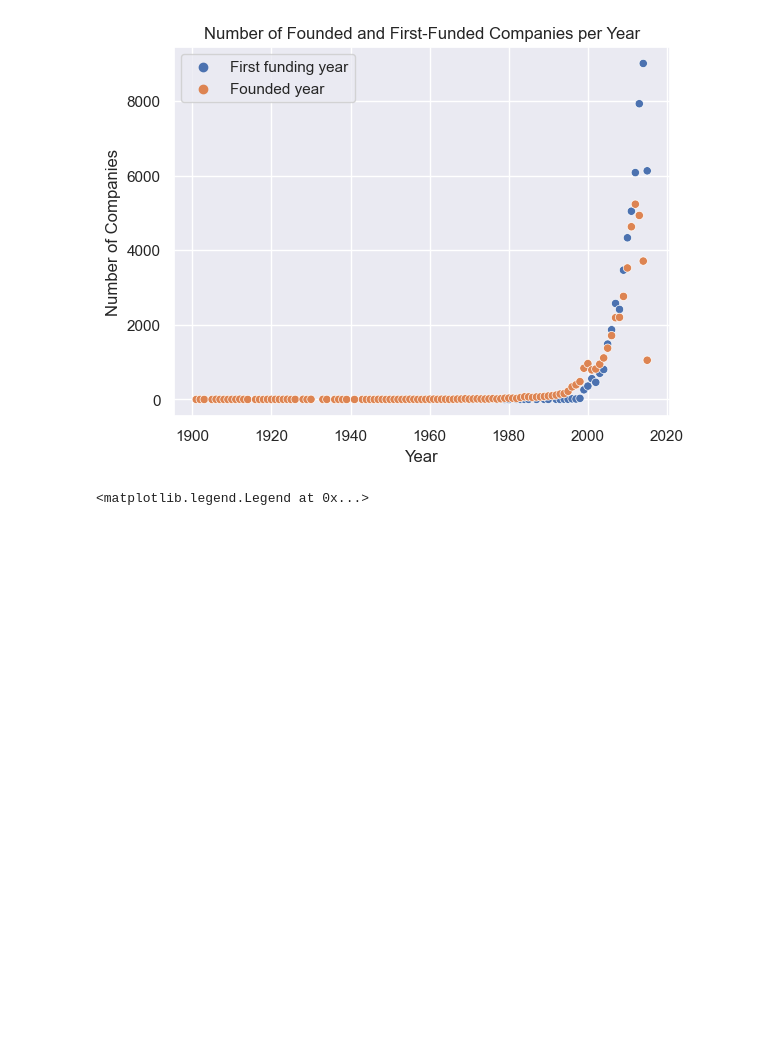
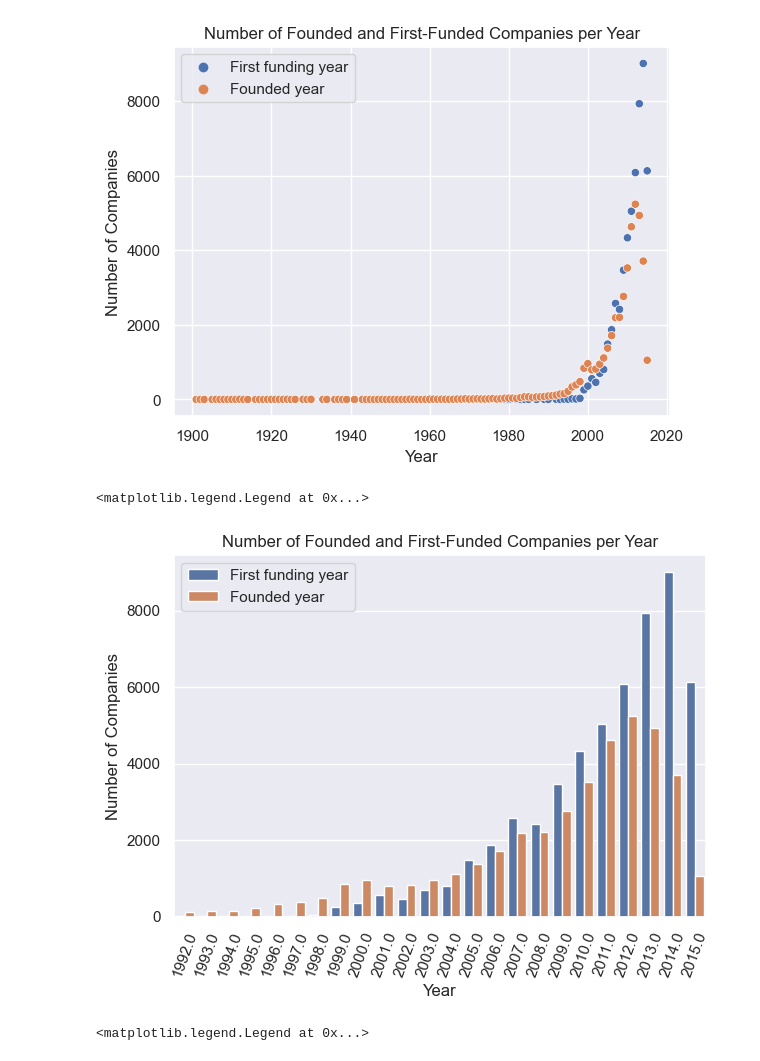
Before and after one commit to Bryce-Ferraro/Python-Project, a Jupyter notebook: Python Project - Research Question 2.ipynb, the cells around one changed output. Cells and saved outputs as stored; diff of their text form; code cells hidden in the pictures; blank space fills up the shorter version.

```diff
--- a/Python Project - Research Question 2.ipynb
+++ b/Python Project - Research Question 2.ipynb
@@ -337,6 +337,22 @@ plt.legend()
 # %% [output]
 <matplotlib.legend.Legend at 0x...>
 [figure]
+# %%
+#Number of First-Funded and Founded Companies over Time, same as above but as stacked bar plot
+
+sns.barplot(data = startup_df_first_founded_stack.loc[(startup_df_first_founded_stack['value'] < 2024) & (startup_df_first_founded_stack['value'] > 1991), :],\
+            x = 'value', y = 'index', hue = 'variable')
+plt.xticks(rotation=70)
+plt.tight_layout()
+
+plt.xlabel("Year")
+plt.ylabel("Number of Companies")
+
+plt.title('Number of Founded and First-Funded Companies per Year')
+plt.legend(loc='upper left')
+# %% [output]
+<matplotlib.legend.Legend at 0x...>
+[figure, added]
 # %%
 #Number of First-Funded and Founded Companies over Time, but zooming in on 2006-2015 where there was a drop in the number of startup companies
 
```
